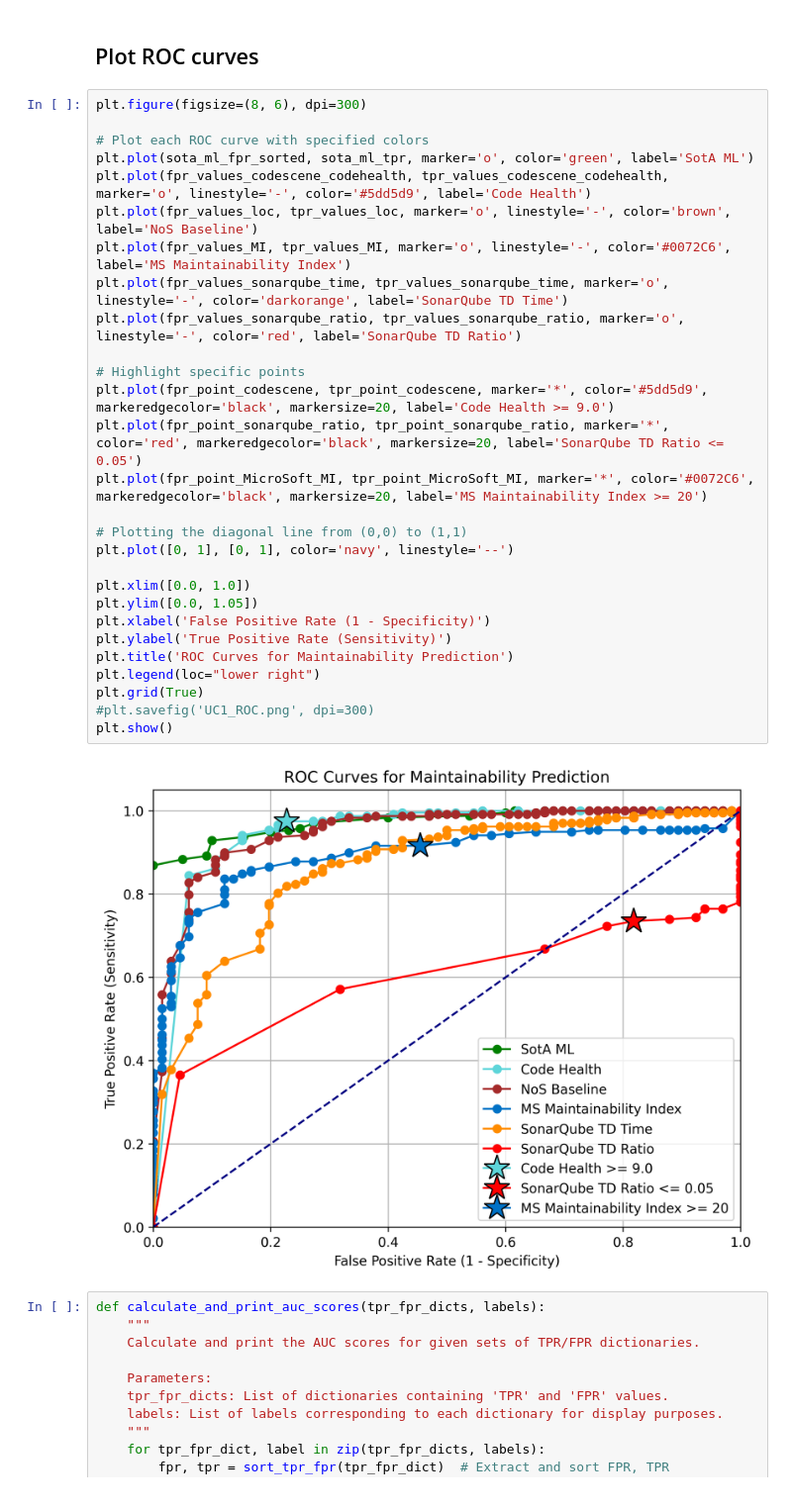
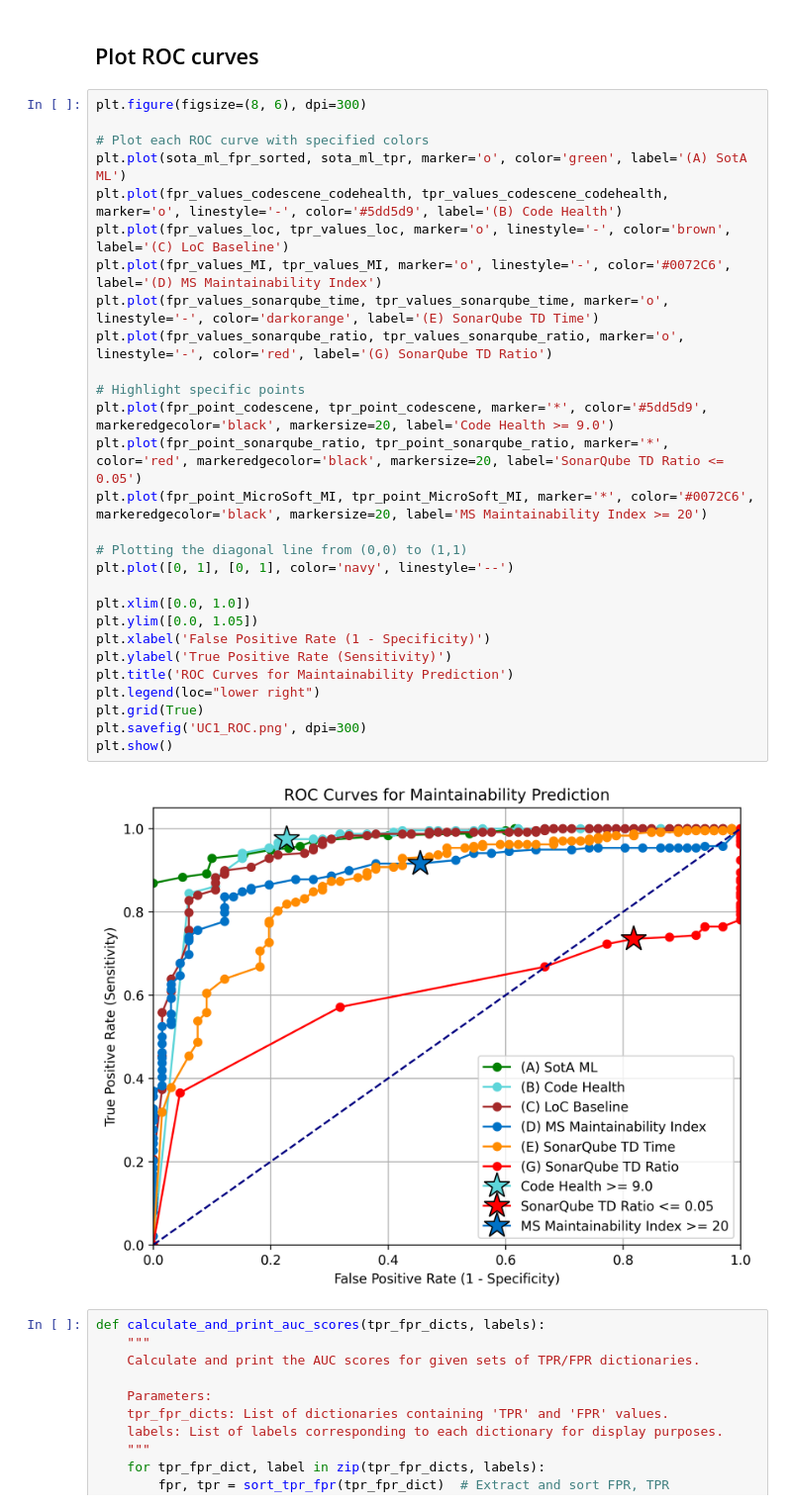
Before and after one commit to codescene-research/maintainability-benchmarking-icsme-2024, a Jupyter notebook: uc1_maintainability_prediction.ipynb, the cells around one changed output. Shown: that part at 99% size. Saved outputs shown, nothing was run; the diff lists cells and outputs as text.

```diff
--- a/uc1_maintainability_prediction.ipynb
+++ b/uc1_maintainability_prediction.ipynb
@@ -678,33 +678,33 @@ Microsoft Maintainability Index >= 20:  (0.45454545454545453, 0.9159663865546218
 # %%
 plt.figure(figsize=(8, 6), dpi=300)
 
 # Plot each ROC curve with specified colors
-plt.plot(sota_ml_fpr_sorted, sota_ml_tpr, marker='o', color='green', label='SotA ML')
-plt.plot(fpr_values_codescene_codehealth, tpr_values_codescene_codehealth, marker='o', linestyle='-', color='#5dd5d9', label='Code Health')
-plt.plot(fpr_values_loc, tpr_values_loc, marker='o', linestyle='-', color='brown', label='NoS Baseline')
-plt.plot(fpr_values_MI, tpr_values_MI, marker='o', linestyle='-', color='#0072C6', label='MS Maintainability Index')
-plt.plot(fpr_values_sonarqube_time, tpr_values_sonarqube_time, marker='o', linestyle='-', color='darkorange', label='SonarQube TD Time')
-plt.plot(fpr_values_sonarqube_ratio, tpr_values_sonarqube_ratio, marker='o', linestyle='-', color='red', label='SonarQube TD Ratio')
+plt.plot(sota_ml_fpr_sorted, sota_ml_tpr, marker='o', color='green', label='(A) SotA ML')
+plt.plot(fpr_values_codescene_codehealth, tpr_values_codescene_codehealth, marker='o', linestyle='-', color='#5dd5d9', label='(B) Code Health')
+plt.plot(fpr_values_loc, tpr_values_loc, marker='o', linestyle='-', color='brown', label='(C) LoC Baseline')
+plt.plot(fpr_values_MI, tpr_values_MI, marker='o', linestyle='-', color='#0072C6', label='(D) MS Maintainability Index')
+plt.plot(fpr_values_sonarqube_time, tpr_values_sonarqube_time, marker='o', linestyle='-', color='darkorange', label='(E) SonarQube TD Time')
+plt.plot(fpr_values_sonarqube_ratio, tpr_values_sonarqube_ratio, marker='o', linestyle='-', color='red', label='(G) SonarQube TD Ratio')
 
 # Highlight specific points
 plt.plot(fpr_point_codescene, tpr_point_codescene, marker='*', color='#5dd5d9', markeredgecolor='black', markersize=20, label='Code Health >= 9.0')
 plt.plot(fpr_point_sonarqube_ratio, tpr_point_sonarqube_ratio, marker='*', color='red', markeredgecolor='black', markersize=20, label='SonarQube TD Ratio <= 0.05')
 plt.plot(fpr_point_MicroSoft_MI, tpr_point_MicroSoft_MI, marker='*', color='#0072C6', markeredgecolor='black', markersize=20, label='MS Maintainability Index >= 20')
 
 # Plotting the diagonal line from (0,0) to (1,1)
 plt.plot([0, 1], [0, 1], color='navy', linestyle='--')
 
 plt.xlim([0.0, 1.0])
 plt.ylim([0.0, 1.05])
 plt.xlabel('False Positive Rate (1 - Specificity)')
 plt.ylabel('True Positive Rate (Sensitivity)')
 plt.title('ROC Curves for Maintainability Prediction')
 plt.legend(loc="lower right")
 plt.grid(True)
-#plt.savefig('UC1_ROC.png', dpi=300)
+plt.savefig('UC1_ROC.png', dpi=300)
 plt.show()
 # %% [output]
-[figure, old version]
+[figure, new version]
 # %%
 def calculate_and_print_auc_scores(tpr_fpr_dicts, labels):
     """
```
Also changed, not shown: parts of 2 cells of this notebook, 1 other file.
